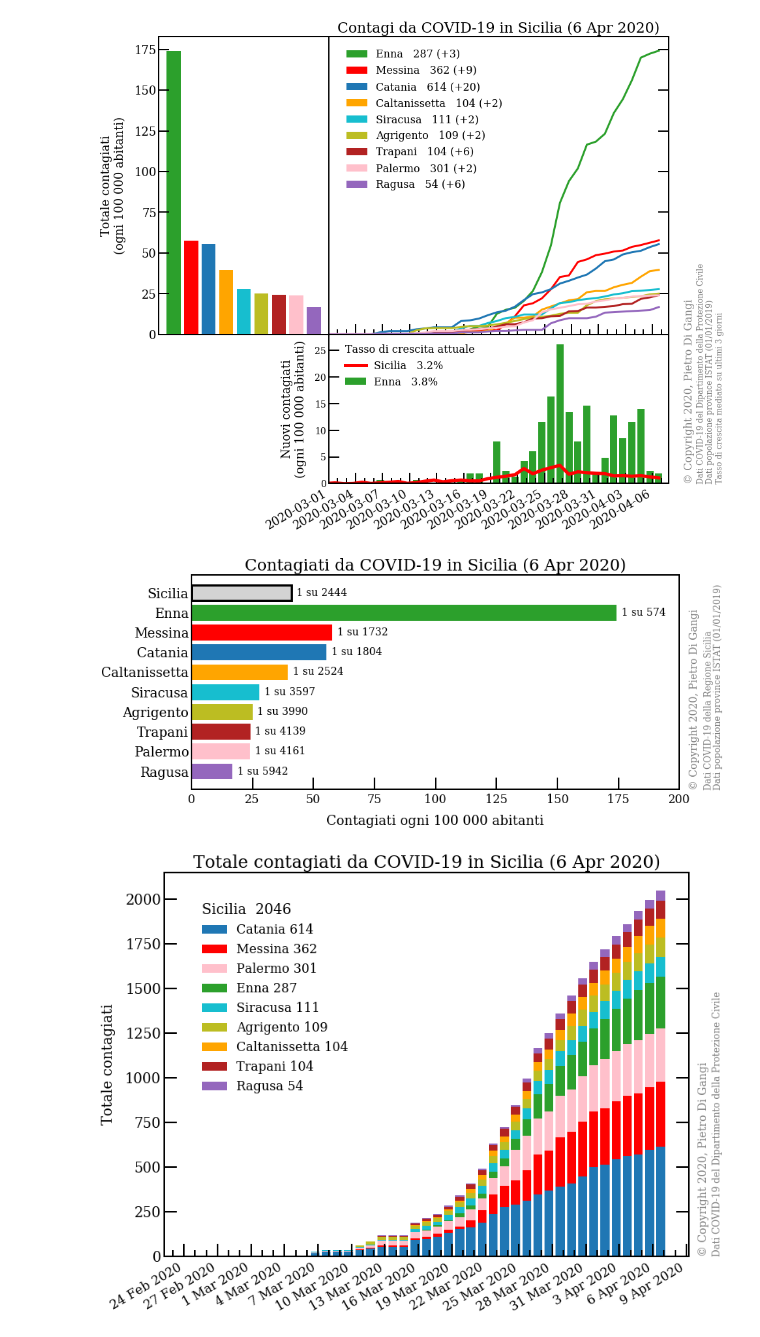
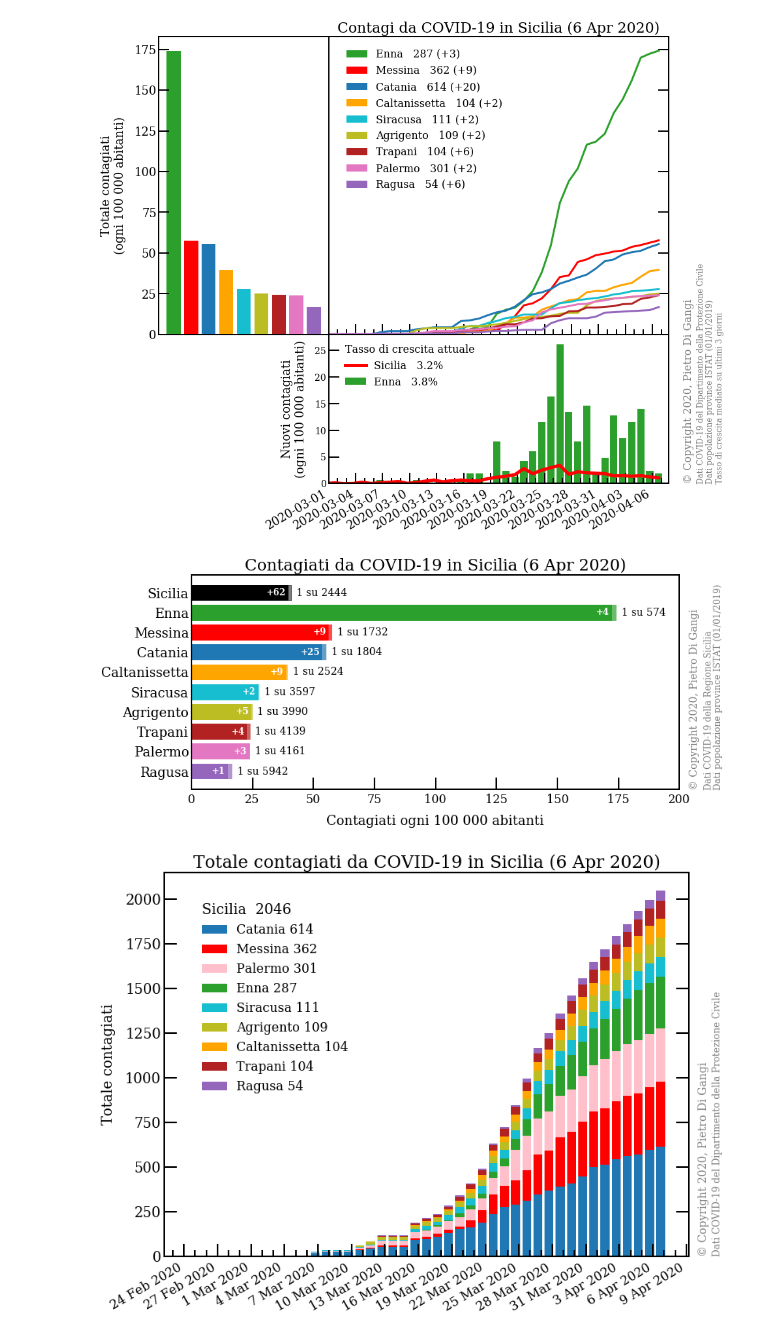
Before and after one commit to pietrodigangi/COVID19-Monitor, a Jupyter notebook: sicilia/covid19-italia-sicilia.ipynb, the cells around one changed output. Drawn from its saved outputs; the diff is of its cells as text; code cells hidden in the pictures.

```diff
--- a/sicilia/covid19-italia-sicilia.ipynb
+++ b/sicilia/covid19-italia-sicilia.ipynb
@@ -15,7 +15,7 @@ def sorted_set_prov(df, province, var):
 
 cs = {
     'Enna': 'tab:green',
-    'Palermo': 'pink',
+    'Palermo': 'tab:pink',
     'Catania': 'tab:blue',
     'Siracusa': 'tab:cyan',
     'Messina': 'r',
@@ -100,7 +100,7 @@ plt.show()
 
 fig.savefig('figure/%s-covid19-sicilia-contagi-evoluzione.png' % lastday.strftime('%Y-%m-%d'))
 # %% [output]
-[figure, old version]
+[figure, new version]
 # %%
 def standing_normalized(province, region_header, var, title='', xlabel='x', xmax=100):
 
@@ -116,44 +116,50 @@ def standing_normalized(province, region_header, var, title='', xlabel='x', xmax
         df = prov[prov.provincia==provincia]
         pop = df.population.iat[0]
         tot = df[var].iat[-1]
-        ax.barh(provincia, df[var+'_per100k'].iat[-1], color=cs[provincia], label='')
+        ax.barh(provincia, df[var+'_per100k'].iat[-1], color=cs[provincia], label='', alpha=0.7)
+        for days in np.arange(1):
+            ax.barh(provincia, df[var+'_per100k'].iat[-2-days], color=cs[provincia], label='', alpha=1)
         lb = '1 su %.f' % (pop/tot)
         ax.text(df[var+'_per100k'].iat[-1]+2, provincia, lb, ha='left', va='center', fontsize=14)
+        ax.text(df[var+'_per100k'].iat[-2]-1, provincia, ('+%d' % df['new_'+var].iat[-2]), ha='right', va='center', color='w', fontsize=12, weight='bold')
+
 
     if region_header!=None:
         df = ita[ita.region==region_header]
         tot = df[var].iat[-1]
         pop = df.population.iat[0]
-        ax.barh(region_header, df[var+'_per100k'].iat[-1], color='lightgray', label='', edgecolor='k', lw=3, ls='-')
+        ax.barh(region_header, df[var+'_per100k'].iat[-1], color='k', label='', edgecolor='k', alpha=0.5)
+        ax.barh(region_header, df[var+'_per100k'].iat[-2-days], color='k', label='', alpha=1)
         lb = '1 su %.f' % (pop/tot)
         ax.text(df[var+'_per100k'].iat[-1]+2, region_header, lb, ha='left', va='center', fontsize=14)
+        ax.text(df[var+'_per100k'].iat[-2]-1, region_header, ('+%d' % df['new_'+var].iat[-2]), ha='right', va='center', color='w', fontsize=12, weight='bold')
 
     plt.xlabel(xlabel)
     #ax.grid(axis='x', linewidth=2, alpha=0.1, which='major')
     ax.tick_params(axis='x', which='major', labelsize=16)
     ax.set_xlim(0,xmax)
 
     #legend
     plt.title(title+' (%s)' % lastday.strftime('%-d %b %Y'), fontsize=22)
 
     # disclaimer
     text = '© Copyright 2020, Pietro Di Gangi'
     plt.text(xmax+0.02*xmax, -0.95, text, rotation=90, verticalalignment='bottom', color='grey', fontsize=14)
     text = 'Dati COVID-19 della Regione Sicilia'
     plt.text(xmax+0.05*xmax, -0.95, text, rotation=90, verticalalignment='bottom', color='grey', fontsize=12)
     text = 'Dati popolazione province ISTAT (01/01/2019)'
     plt.text(xmax+0.07*xmax, -0.95, text, rotation=90, verticalalignment='bottom', color='grey', fontsize=12)
 
     plt.show()
 
     fig.savefig('figure/%s-covid19-sicilia-contagi-normalizzati.png' % lastday.strftime('%Y-%m-%d'))
 
 
 regione = 'Sicilia'
 province = prov[prov.region==regione].provincia.unique()
 standing_normalized(province, regione, 'cases', 'Contagiati da COVID-19 in Sicilia', 'Contagiati ogni 100 000 abitanti', xmax=200)
 # %% [output]
-[figure, old version]
+[figure, new version]
 # %%
 def cumulative_stacked(province, region_header, var, title='', ylabel='y'):
 
```
Also changed, not shown: parts of 1 cell of this notebook, 3 other files.
